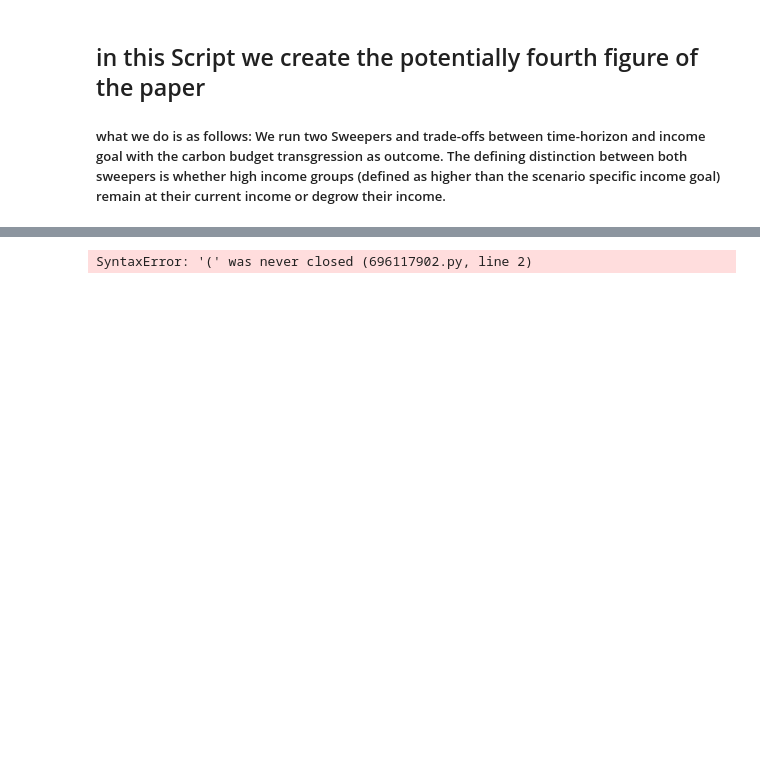
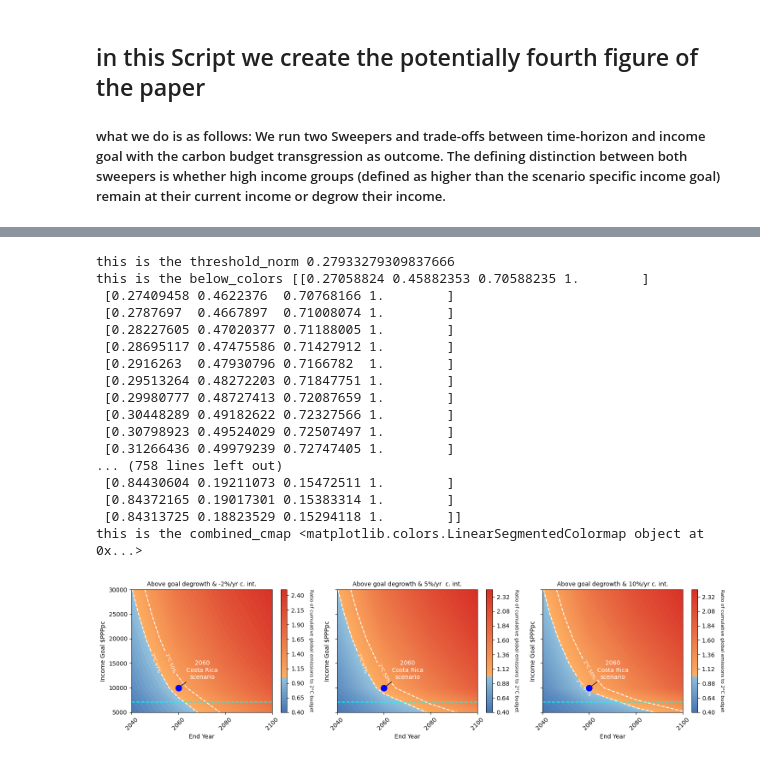
Before and after one commit to yannickoswald/convergence, a Jupyter notebook: run_figure4.ipynb, the cells around one changed output, grey strips where cells are left out. Saved outputs shown, nothing was run; the diff lists cells and outputs as text; code cells hidden in the pictures; blank space fills up the shorter version.

```diff
--- a/run_figure4.ipynb
+++ b/run_figure4.ipynb
@@ -137,24 +158,21 @@ plt.show()
 # %%
 
 # Create a figure
-fig = plt.figure(figsize=(12, 4))
+fig = plt.figure(figsize=(15, 4))
 
 # Define a GridSpec for a 2x2 grid
 # Adjust the GridSpec to allocate more space for the subplot with the colorbar
 # Add height_ratios for the rows. Adjust the values as needed.
-gs = gridspec.GridSpec(1, 3, figure=fig, width_ratios=[1, 1, 1.2], height_ratios=[2])  # Adjust the 2 as needed
-
+gs = gridspec.GridSpec(1, 3, figure=fig, width_ratios=[1, 1, 1], height_ratios=[2])  # Adjust the 2 as needed
 # Create subplots
 ax4 = fig.add_subplot(gs[0, 0])  # First row, first column
 ax5 = fig.add_subplot(gs[0, 1])  # First row, second column
 ax6 = fig.add_subplot(gs[0, 2])  # First row, third column (with extra width)
 
-
-
 # Sweeper 4
 end_year_values4 = [2040, 2060, 2080, 2100]
 income_goal_values4 = [5000, 10000, 15000, 20000, 25000, 30000]
-carbon_budget_values4 = [1150]
+carbon_budget_values4 = [1150*0.95 - 2*35]#95% of the carbon budget is used to account for the fact that we have 95% population coverage in the model
 hysteresis_tech_progress_values4 = [0.02]
 gdp_assumption_values4 = ["constant_ratio"]
 pop_growth_assumption_values4 = ["semi_log_model"]
@@ -174,8 +192,8 @@ sweeper4 = ScenarioSweeper(end_year_values4,
 # Sweeper 5
 end_year_values5 = [2040, 2060, 2080, 2100]
 income_goal_values5 = [5000, 10000, 15000, 20000, 25000, 30000]
-carbon_budget_values5 = [1150]
-hysteresis_tech_progress_values5 = [0.04]
+carbon_budget_values5 = [1150*0.95 - 2*35]
+hysteresis_tech_progress_values5 = [0.05]
 gdp_assumption_values5 = ["constant_ratio"]
 pop_growth_assumption_values5 = ["semi_log_model"]
 tech_evolution_assumption_values5 = ["plausible"]
@@ -195,43 +213,74 @@ sweeper5 = ScenarioSweeper(end_year_values5,
 # Sweeper 6
 end_year_values6 = [2040, 2060, 2080, 2100]
 income_goal_values6 = [5000, 10000, 15000, 20000, 25000, 30000]
-carbon_budget_values6 = [1150]
-hysteresis_tech_progress_values6 = [0.06]
+carbon_budget_values6 = [1150*0.95 - 2*35]
+hysteresis_tech_progress_values6 = [0.1]
 gdp_assumption_values6 = ["constant_ratio"]
 pop_growth_assumption_values6 = ["semi_log_model"]
 tech_evolution_assumption_values6 = ["plausible"]
 tech_hysteresis_assumption_values6 = ["on"]
 steady_state_high_income_assumption_values6 = ["off"]
 sweeper6 = ScenarioSweeper(end_year_values6,
                            income_goal_values6,
                            carbon_budget_values6,
                            hysteresis_tech_progress_values6,
                            gdp_assumption_values6,
                            pop_growth_assumption_values6,
                            tech_evolution_assumption_values6,
                            tech_hysteresis_assumption_values6,
                            steady_state_high_income_assumption_values6)
 
 output_sweeper4 = sweeper4.run_scenarios()
 output_sweeper5 = sweeper5.run_scenarios()
 output_sweeper6 = sweeper6.run_scenarios()
 
 # output[0] is the emissions and output[1] is the gdp growth rate globally
 input4 = output_sweeper4[0] # output now will be transformed to an input for the plots function
 input5 = output_sweeper5[0] # output now will be transformed to an input for the plots function
 input6 = output_sweeper6[0] # output now will be transformed to an input for the plots function
 # Create a new figure with four axes
-sweeper4.plot_total_emissions_trade_off(input4, ["end_year", "income_goal"], ax = ax1, fixed_color_scale=True, annotations_plot = False, colorscaleon = False)
-sweeper5.plot_total_emissions_trade_off(input5, ["end_year", "income_goal"], ax = ax2, fixed_color_scale=True, annotations_plot = False, colorscaleon = False)
-sweeper6.plot_total_emissions_trade_off(input6, ["end_year", "income_goal"], ax = ax3, fixed_color_scale=True, annotations_plot = False, colorscaleon = True)
+sweeper4.plot_total_emissions_trade_off(input4, ["end_year", "income_goal"], ax = ax4, fixed_color_scale = False, annotations_plot = False, colorscaleon = True)
+sweeper5.plot_total_emissions_trade_off(input5, ["end_year", "income_goal"], ax = ax5, fixed_color_scale = False, annotations_plot = False, colorscaleon = True)
+sweeper6.plot_total_emissions_trade_off(input6, ["end_year", "income_goal"], ax = ax6, fixed_color_scale = False, annotations_plot = False, colorscaleon = True)
 
-ax4.set_title("Above income goal degrowth + 2%/yr decarb.", fontsize = 10)
-ax5.set_title("Above income goal degrowth + 4%/yr decarb.", fontsize = 10)
-ax6.set_title("Above income goal degrowth + 6%/yr decarb.", fontsize = 10)
+ax4.set_title("Above goal degrowth & -2%/yr c. int.", fontsize = 10)
+ax5.set_title("Above goal degrowth & 5%/yr  c. int.", fontsize = 10)
+ax6.set_title("Above goal degrowth & 10%/yr c. int.", fontsize = 10)
 
 ax5.set_yticklabels([])
 ax6.set_yticklabels([])
+
+
+# annotate the costa rica scenario as a scatter dot on all three axis for clarity at x axis = 2060 and y axis = 10000
+ax4.scatter(2060, 10000, s=100, c='blue', marker='o', zorder = 5, label='Costa Rica')
+ax5.scatter(2060, 10000, s=100, c='blue', marker='o', zorder = 5, label='Costa Rica')
+ax6.scatter(2060, 10000, s=100, c='blue', marker='o', zorder = 5, label='Costa Rica')
+# annotate the costa rica scenario dots
+ax4.annotate("2060\nCosta Rica\nscenario", (2060, 10000), textcoords="offset points", xytext=(40,15), ha='center', arrowprops=dict(arrowstyle="-", connectionstyle="arc3,rad=0"), color='white')
+ax5.annotate("2060\nCosta Rica\nscenario", (2060, 10000), textcoords="offset points", xytext=(40,15), ha='center', arrowprops=dict(arrowstyle="-", connectionstyle="arc3,rad=0"), color='white')
+ax6.annotate("2060\nCosta Rica\nscenario", (2060, 10000), textcoords="offset points", xytext=(40,15), ha='center', arrowprops=dict(arrowstyle="-", connectionstyle="arc3,rad=0"), color='white')
+
+
 plt.tight_layout()
+# save high resolution as supp_figx
+plt.savefig('supp_figx.png', dpi=300, bbox_inches='tight')
 plt.show()
 # %% [output]
-SyntaxError: '(' was never closed (696117902.py, line 2)
+this is the threshold_norm 0.27933279309837666
+this is the below_colors [[0.27058824 0.45882353 0.70588235 1.        ]
+ [0.27409458 0.4622376  0.70768166 1.        ]
+ [0.2787697  0.4667897  0.71008074 1.        ]
+ [0.28227605 0.47020377 0.71188005 1.        ]
+ [0.28695117 0.47475586 0.71427912 1.        ]
+ [0.2916263  0.47930796 0.7166782  1.        ]
+ [0.29513264 0.48272203 0.71847751 1.        ]
+ [0.29980777 0.48727413 0.72087659 1.        ]
+ [0.30448289 0.49182622 0.72327566 1.        ]
+ [0.30798923 0.49524029 0.72507497 1.        ]
+ [0.31266436 0.49979239 0.72747405 1.        ]
+... (758 lines left out)
+ [0.84430604 0.19211073 0.15472511 1.        ]
+ [0.84372165 0.19017301 0.15383314 1.        ]
+ [0.84313725 0.18823529 0.15294118 1.        ]]
+this is the combined_cmap <matplotlib.colors.LinearSegmentedColormap object at 0x...>
+[figure, added]
```
Also changed, not shown: parts of 2 cells of this notebook, 8 other files.
